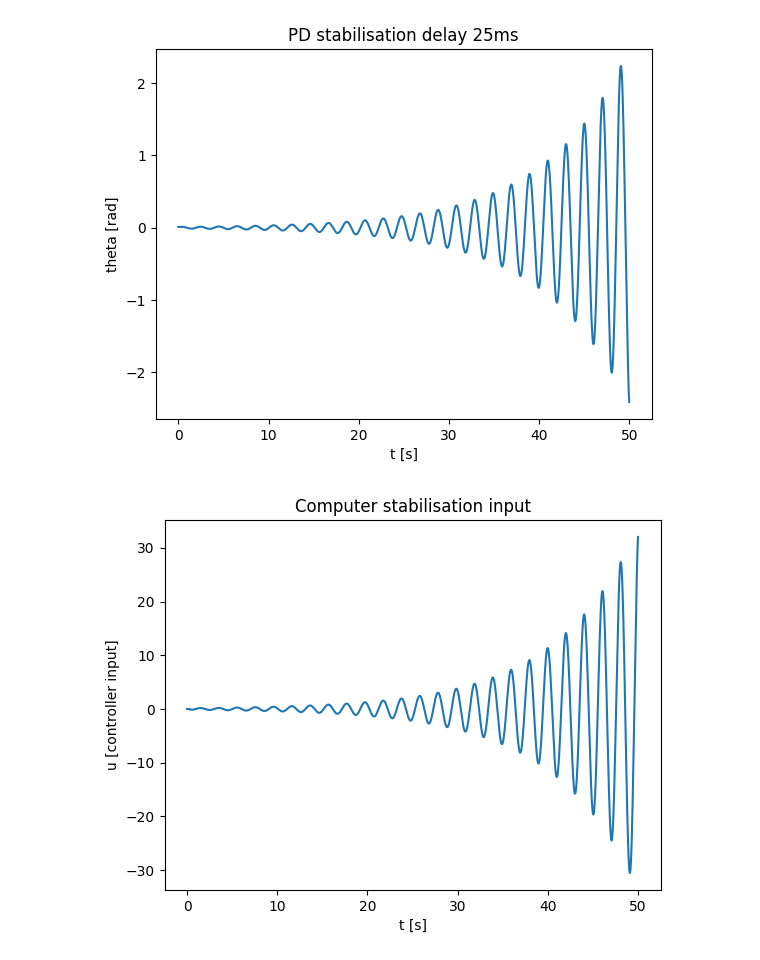
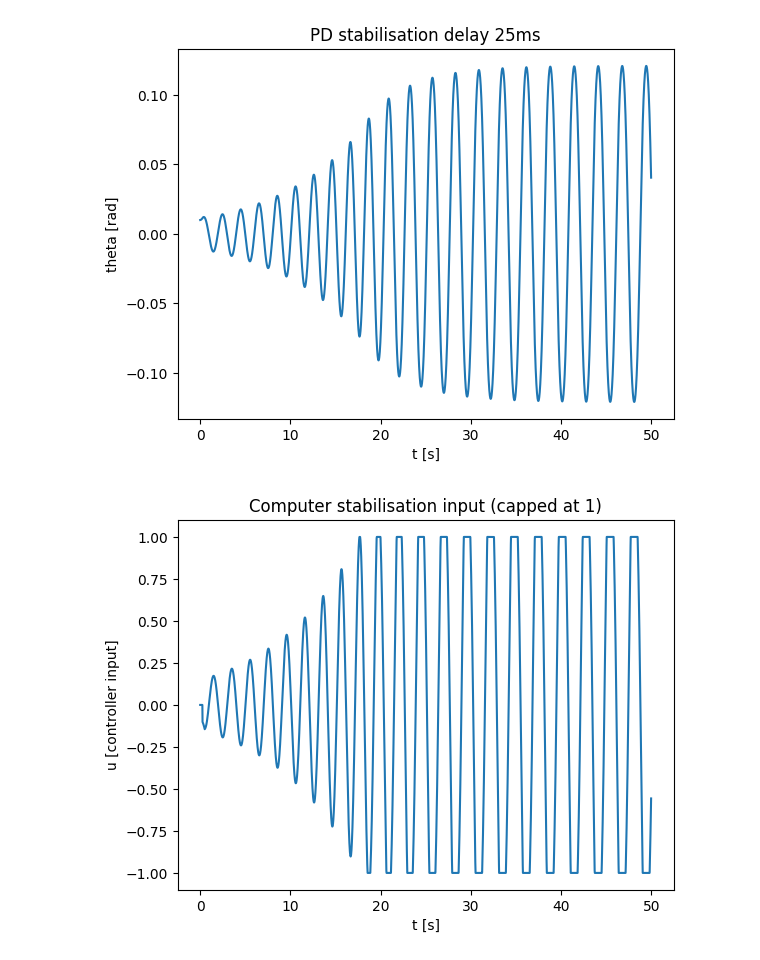
Before and after one commit to HamzaBanjanovic/fly-by-wire-simulation, a Jupyter notebook: simulation/sim1.ipynb, the cells around one changed output. Cells and saved outputs as stored; diff of their text form; code cells hidden in the pictures.

Commit message:
Capped 'u' value at 1

```diff
--- a/simulation/sim1.ipynb
+++ b/simulation/sim1.ipynb
@@ -40,6 +40,12 @@ for i in range(5000):
   I = I + e*dt # little errors, adding them up over time
   D = (e - e_prev)/dt  # basically omega, just negative, telling us the direction the plane should to to get counterbalanced
   u = Kp*e + Ki*I + Kd*D # full controller input
+  if(u < -1): # Capping the controllers push, the plane cannot physically push more than that
+    u = -1
+  elif(u > 1):
+    u = 1
+
+
   e_prev = e
 
 
@@ -57,19 +63,19 @@ for i in range(5000):
 # %%
 # Graphing the change of the angle over time using matmatplotlib
 import matplotlib.pyplot as plt
 plt.plot(times, angles)
 plt.xlabel("t [s]")
 plt.ylabel("theta [rad]")
 plt.title("PD stabilisation delay 25ms")
 plt.savefig("figure1.png", dpi=150)
 plt.show()
 
 plt.plot(times, u_values)
 plt.xlabel("t [s]")
 plt.ylabel("u [controller input]")
-plt.title("Computer stabilisation input")
+plt.title("Computer stabilisation input (capped at 1)")
 plt.savefig("figure2.png", dpi=150)
 plt.show()
 # %% [output]
-[figure, old version]
+[figure, new version]
-[figure, old version]
+[figure, new version]
```
